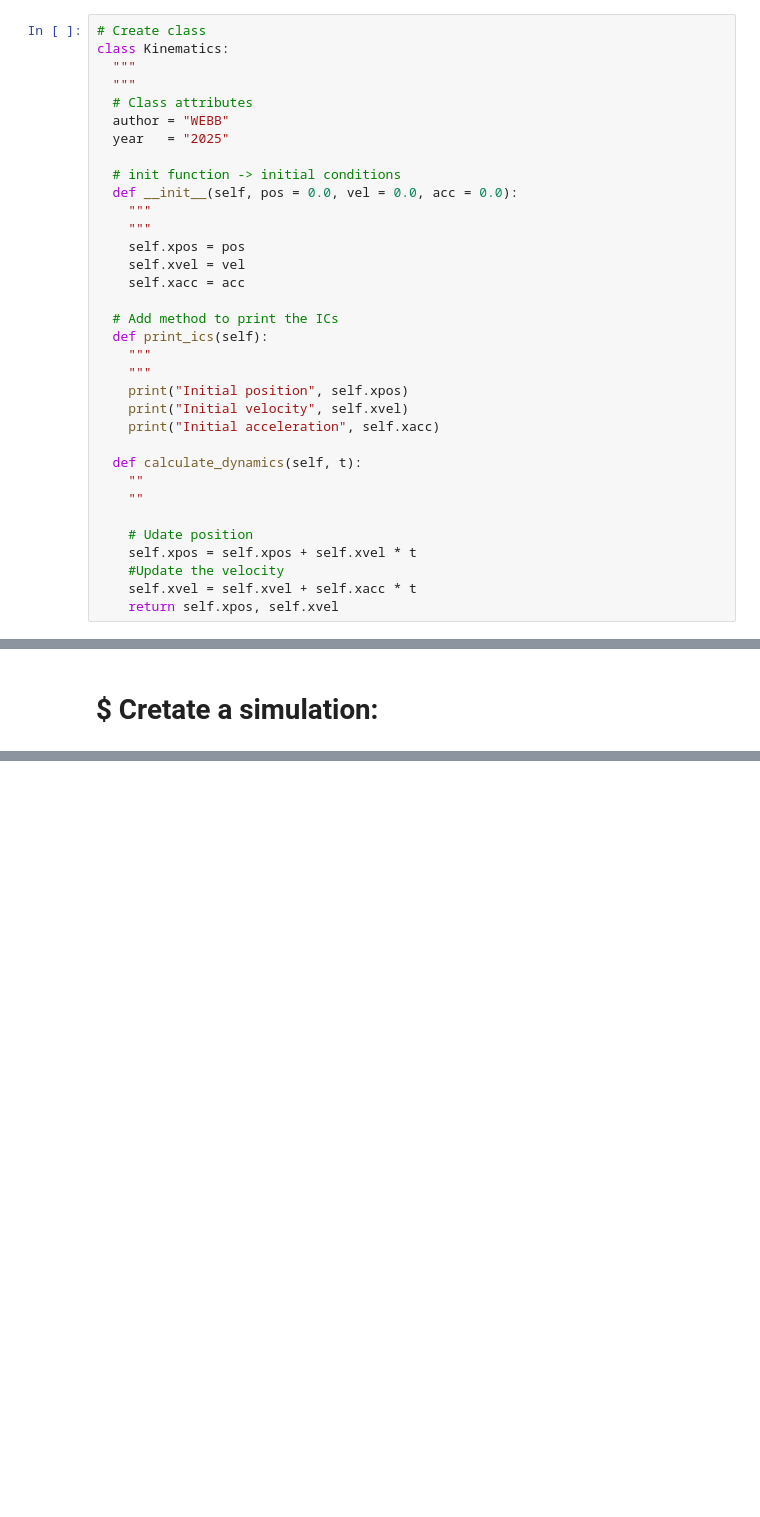
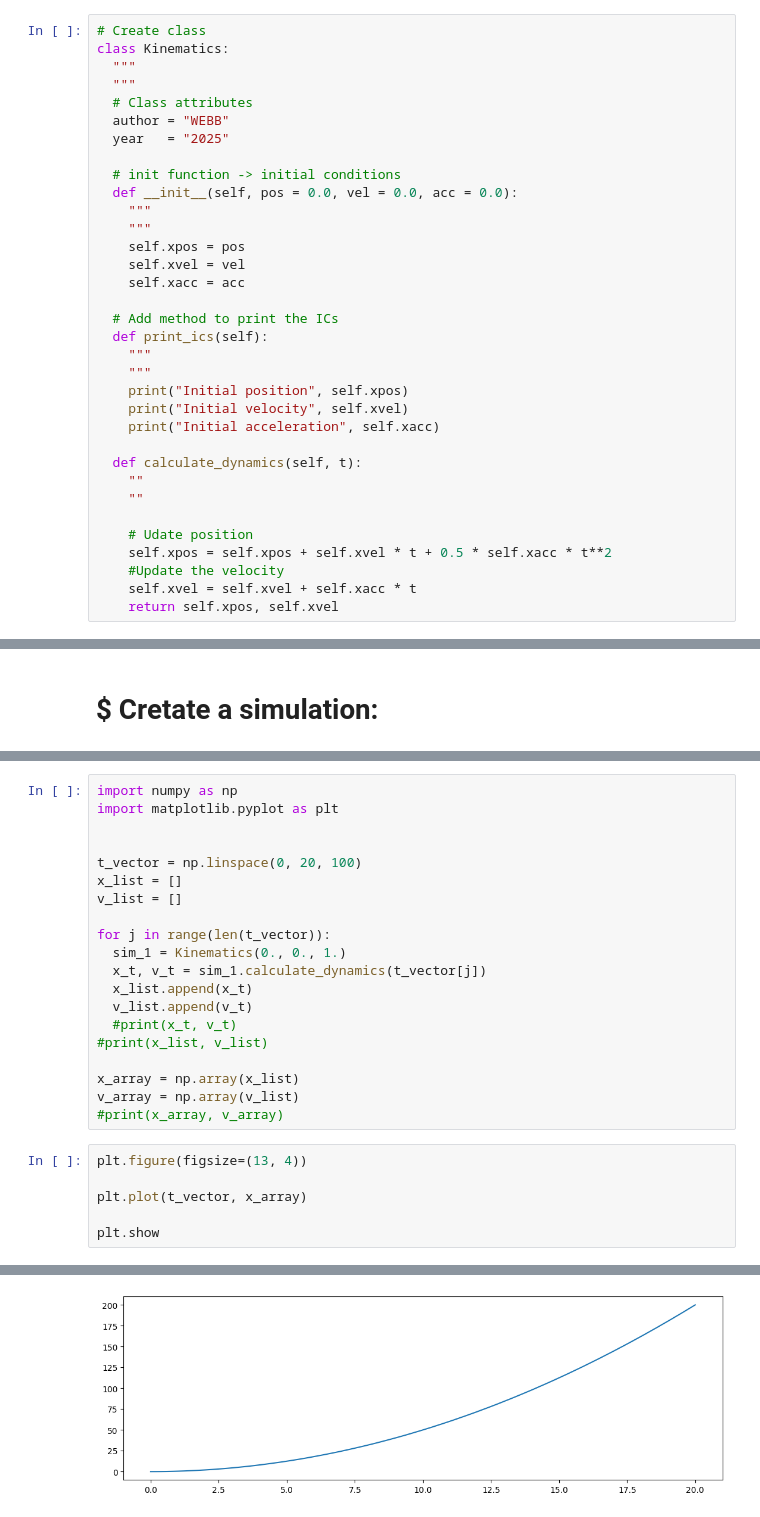
Before and after one commit to Demonio0N1/nonlinear-dynamics-chaos, a Jupyter notebook: unit-1/tutorials/7_Python_Classes_Modules.ipynb, the cells around one changed output, grey strips where cells are left out. Drawn from its saved outputs; the diff is of its cells as text; blank space fills up the shorter version.

```diff
--- a/unit-1/tutorials/7_Python_Classes_Modules.ipynb
+++ b/unit-1/tutorials/7_Python_Classes_Modules.ipynb
@@ -175,7 +175,7 @@ class Kinematics:
     ""
 
     # Udate position
-    self.xpos = self.xpos + self.xvel * t
+    self.xpos = self.xpos + self.xvel * t + 0.5 * self.xacc * t**2
     #Update the velocity
     self.xvel = self.xvel + self.xacc * t
     return self.xpos, self.xvel
@@ -214,0 +215,27 @@ Initial acceleration 1
+# %%
+import numpy as np
+import matplotlib.pyplot as plt
+
+
+t_vector = np.linspace(0, 20, 100)
+x_list = []
+v_list = []
+
+for j in range(len(t_vector)):
+  sim_1 = Kinematics(0., 0., 1.)
+  x_t, v_t = sim_1.calculate_dynamics(t_vector[j])
+  x_list.append(x_t)
+  v_list.append(v_t)
+  #print(x_t, v_t)
+#print(x_list, v_list)
+
+x_array = np.array(x_list)
+v_array = np.array(v_list)
+#print(x_array, v_array)
+# %%
+plt.figure(figsize=(13, 4))
+
+plt.plot(t_vector, x_array)
+
+plt.show
+# %% [output]
@@ -214,0 +243 @@ Initial acceleration 1
+[figure, added]
```
Also changed, not shown: parts of 5 cells of this notebook.
